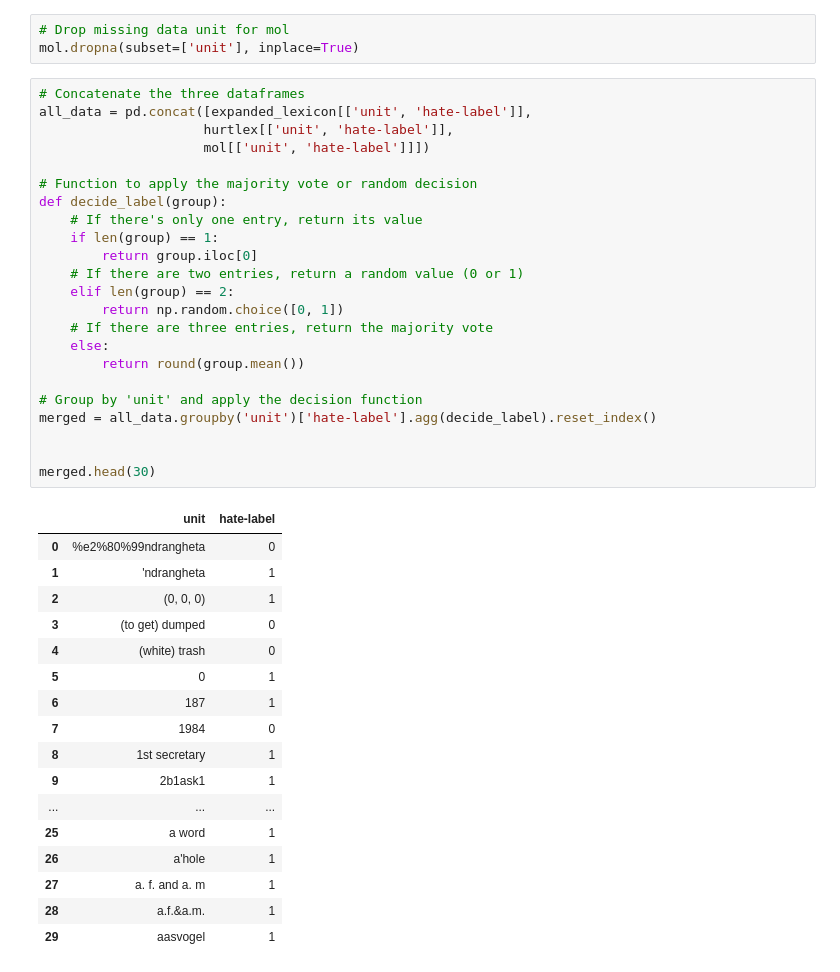
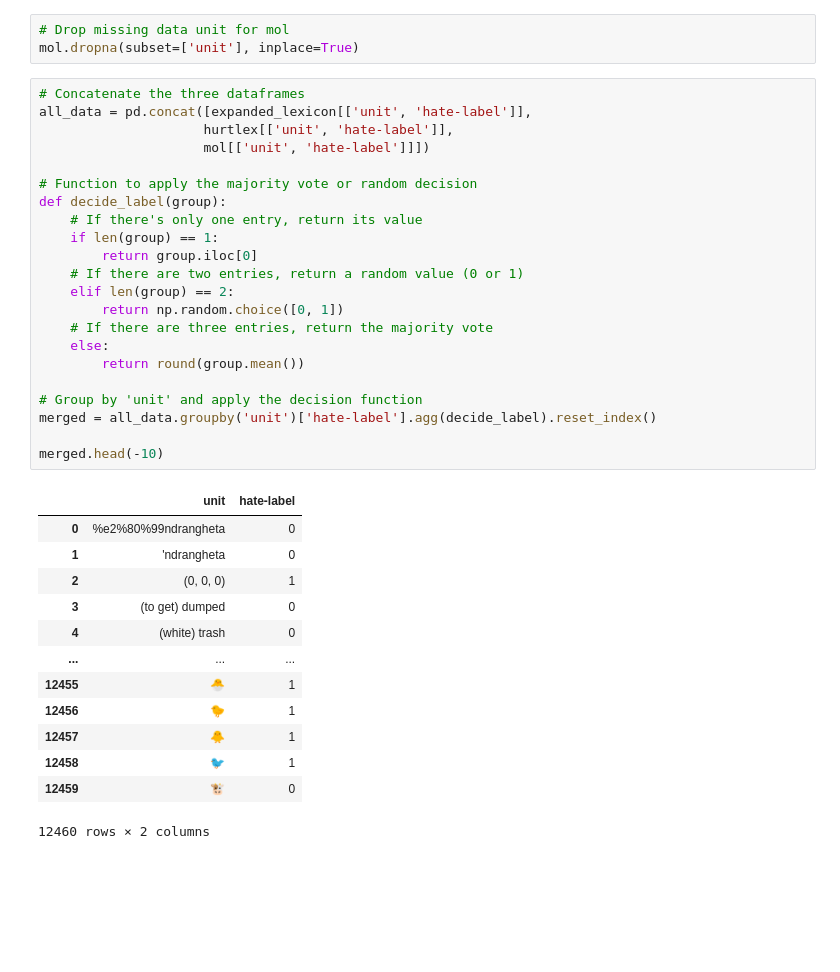
Before and after one commit to Mohammed-majeed/Subjectivity-Mining, a Jupyter notebook: Assignment 3 - Group 11/merge-lexicons.ipynb, the cells around one changed output. Drawn from its saved outputs; the diff is of its cells as text; blank space fills up the shorter version.

```diff
--- a/Assignment 3 - Group 11/merge-lexicons.ipynb
+++ b/Assignment 3 - Group 11/merge-lexicons.ipynb
@@ -275,43 +275,38 @@ mol.dropna(subset=['unit'], inplace=True)
 # %%
 # Concatenate the three dataframes
 all_data = pd.concat([expanded_lexicon[['unit', 'hate-label']],
                      hurtlex[['unit', 'hate-label']],
                      mol[['unit', 'hate-label']]])
 
 # Function to apply the majority vote or random decision
 def decide_label(group):
     # If there's only one entry, return its value
     if len(group) == 1:
         return group.iloc[0]
     # If there are two entries, return a random value (0 or 1)
     elif len(group) == 2:
         return np.random.choice([0, 1])
     # If there are three entries, return the majority vote
     else:
         return round(group.mean())
 
 # Group by 'unit' and apply the decision function
 merged = all_data.groupby('unit')['hate-label'].agg(decide_label).reset_index()
 
-
-merged.head(30)
+merged.head(-10)
 # %% [output]
 |  | unit | hate-label |
 | 0 | %e2%80%99ndrangheta | 0 |
-| 1 | 'ndrangheta | 1 |
+| 1 | 'ndrangheta | 0 |
 | 2 | (0, 0, 0) | 1 |
 | 3 | (to get) dumped | 0 |
 | 4 | (white) trash | 0 |
-| 5 | 0 | 1 |
-| 6 | 187 | 1 |
-| 7 | 1984 | 0 |
-| 8 | 1st secretary | 1 |
-| 9 | 2b1ask1 | 1 |
 | ... | ... | ... |
-| 25 | a word | 1 |
-| 26 | a'hole | 1 |
-| 27 | a. f. and a. m | 1 |
-| 28 | a.f.&a.m. | 1 |
-| 29 | aasvogel | 1 |
+| 12455 | 🐣 | 1 |
+| 12456 | 🐤 | 1 |
+| 12457 | 🐥 | 1 |
+| 12458 | 🐦 | 1 |
+| 12459 | 🐮 | 0 |
+12460 rows × 2 columns
 # %%
 # The string you want to check for
```
Also changed, not shown: parts of 5 cells of this notebook, 6 other files.
